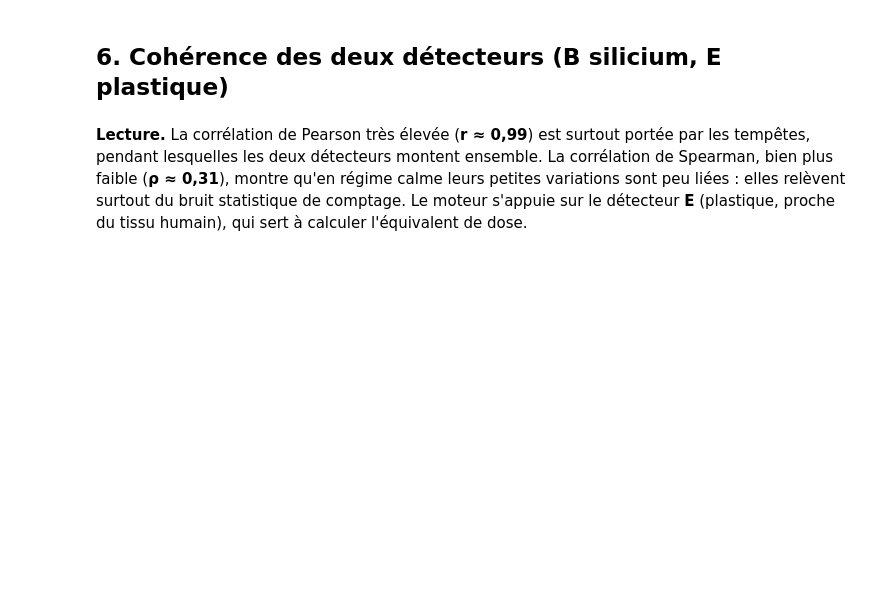
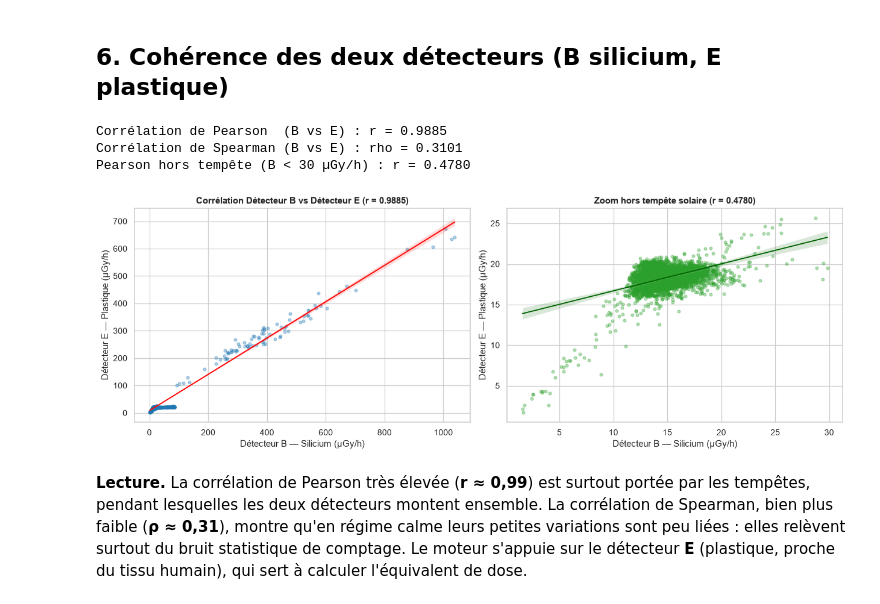
Before and after one commit to alexis-fokam/astroassistant-backend, a Jupyter notebook: notebooks/analyse_radiations_nasa.ipynb, the cells around one changed output. Saved outputs shown, nothing was run; the diff lists cells and outputs as text; code cells hidden in the pictures; blank space fills up the shorter version.

```diff
--- a/notebooks/analyse_radiations_nasa.ipynb
+++ b/notebooks/analyse_radiations_nasa.ipynb
@@ -218,34 +319,41 @@ fig, axes = plt.subplots(1, 2, figsize=(14, 5))
 
 # Nuage de points global
 sns.regplot(
     data=df_rad,
     x="dose_rate_b_ugy_h",
     y="dose_rate_e_ugy_h",
     scatter_kws={"alpha": 0.35, "s": 15, "color": "#1f77b4"},
     line_kws={"color": "red", "lw": 1.5},
     ax=axes[0],
 )
-axes[0].set_title(f"Corrélation Détecteur B vs Détecteur E (r = {corr_pearson:.4f})", fontweight="bold")
+axes[0].set_title(
+    f"Corrélation Détecteur B vs Détecteur E (r = {corr_pearson:.4f})", fontweight="bold"
+)
 axes[0].set_xlabel("Détecteur B — Silicium (µGy/h)")
 axes[0].set_ylabel("Détecteur E — Plastique (µGy/h)")
 
 # Zoom sur le régime calme (GCR < 30 µGy/h)
 calme = df_rad[df_rad["dose_rate_b_ugy_h"] < 30]
 r_calme = calme["dose_rate_b_ugy_h"].corr(calme["dose_rate_e_ugy_h"])
 sns.regplot(
     data=calme,
     x="dose_rate_b_ugy_h",
     y="dose_rate_e_ugy_h",
     scatter_kws={"alpha": 0.35, "s": 15, "color": "#2ca02c"},
     line_kws={"color": "darkgreen", "lw": 1.5},
     ax=axes[1],
 )
 axes[1].set_title(f"Zoom hors tempête solaire (r = {r_calme:.4f})", fontweight="bold")
 axes[1].set_xlabel("Détecteur B — Silicium (µGy/h)")
 axes[1].set_ylabel("Détecteur E — Plastique (µGy/h)")
 
 plt.tight_layout()
 plt.show()
+# %% [output]
+Corrélation de Pearson  (B vs E) : r = 0.9885
+Corrélation de Spearman (B vs E) : rho = 0.3101
+Pearson hors tempête (B < 30 µGy/h) : r = 0.4780
+[figure, added]
 # %% [markdown]
 **Lecture.** La corrélation de Pearson très élevée (**r ≈ 0,99**) est surtout portée par les tempêtes, pendant lesquelles les deux détecteurs montent ensemble. La corrélation de Spearman, bien plus faible (**ρ ≈ 0,31**), montre qu'en régime calme leurs petites variations sont peu liées : elles relèvent surtout du bruit statistique de comptage. Le moteur s'appuie sur le détecteur **E** (plastique, proche du tissu humain), qui sert à calculer l'équivalent de dose.
 # %% [markdown]
```
Also changed, not shown: parts of 12 cells of this notebook, 3 other files.
